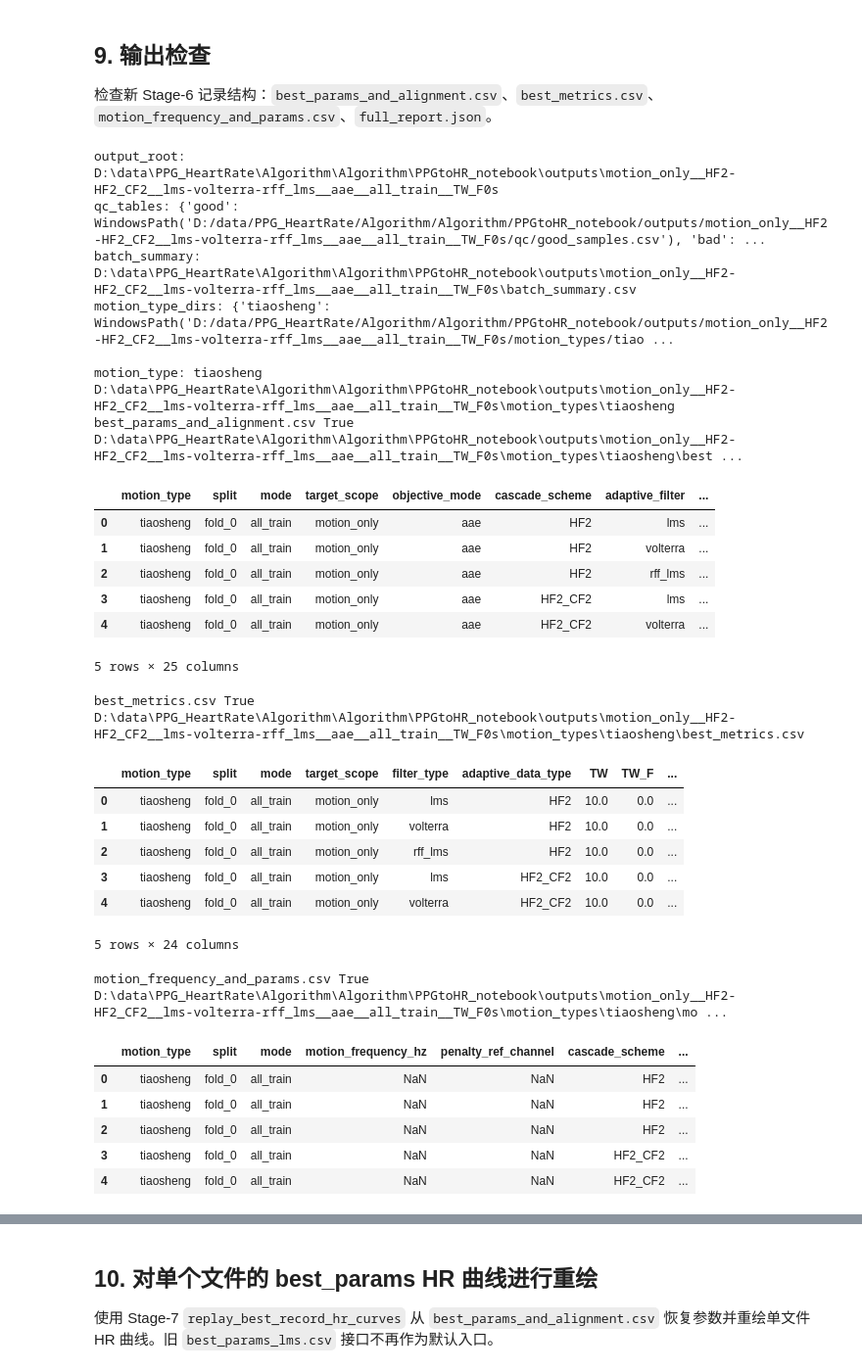
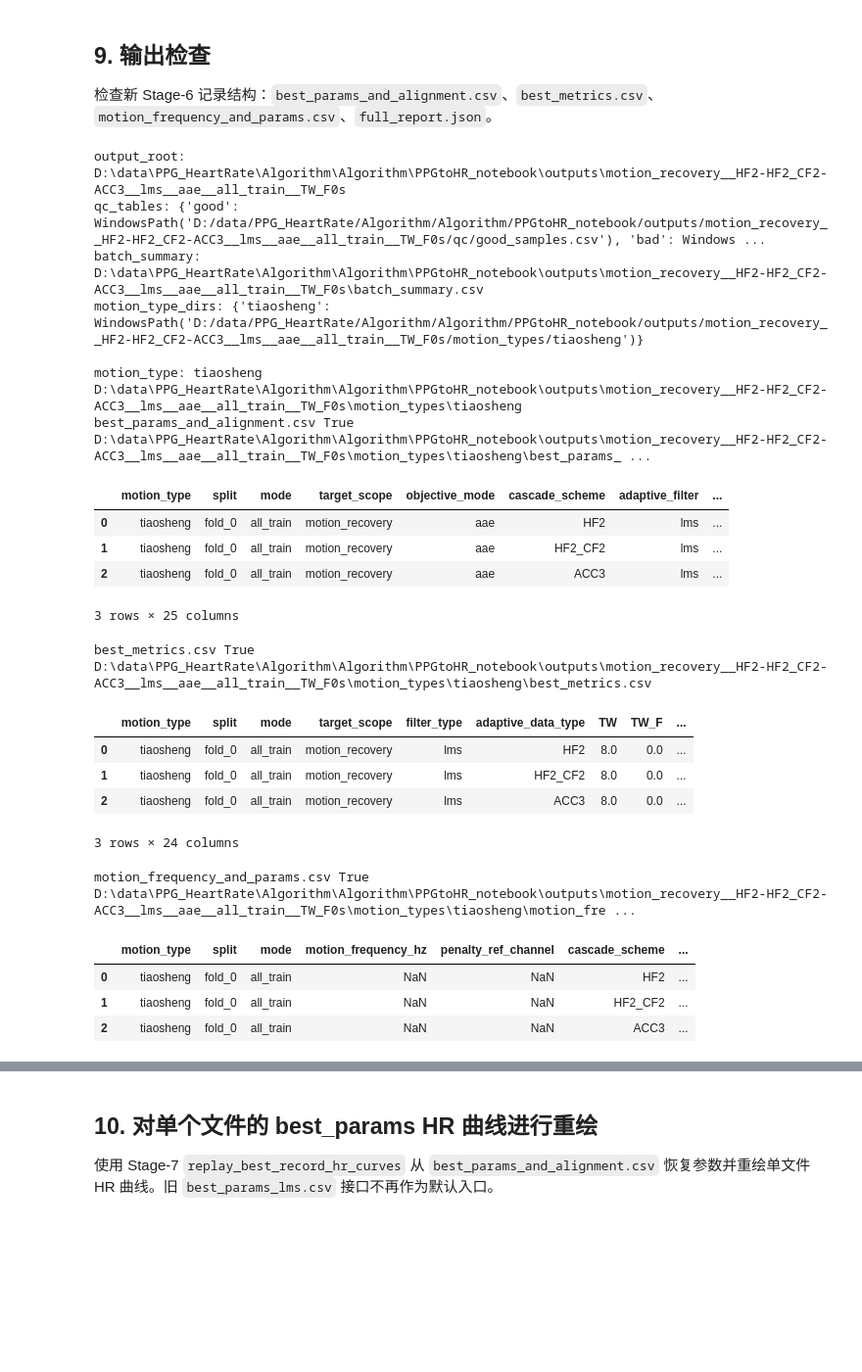
Before and after one commit to Scp-918/python_notebook_base3, a Jupyter notebook: notebooks/run_batch_adaptive_protocol.ipynb, the cells around one changed output, grey strips where cells are left out. Shown at 98% size. Cells and saved outputs as stored; diff of their text form; code cells hidden in the pictures; blank space fills up the shorter version.

```diff
--- a/notebooks/run_batch_adaptive_protocol.ipynb
+++ b/notebooks/run_batch_adaptive_protocol.ipynb
@@ -725,13 +725,14 @@ target_scope_values = [item.value for item in TargetScope]
 # else:
 #     ACTIVE_TARGET_SCOPES = ["motion_post10"]
 #     print("TargetScope 不包含 global，保留 motion_post10 作为 all_train 上限检查。")
-ACTIVE_TARGET_SCOPES = ["motion_only"]
+ACTIVE_TARGET_SCOPES = ["motion_recovery"]
 
-ACTIVE_CASCADE_SCHEMES = ["HF2","HF2_CF2"]
-ACTIVE_ADAPTIVE_FILTERS = ["lms","volterra","rff_lms"]
+ACTIVE_CASCADE_SCHEMES = ["HF2","HF2_CF2","ACC3"]
+ACTIVE_ADAPTIVE_FILTERS = ["lms"]
 CASCADE_TRAIN_BUDGETS = {
-    "HF2": {"n_trials": 1, "n_repeats": 1},
-    "HF2_CF2": {"n_trials": 1, "n_repeats": 1},
+    "HF2": {"n_trials": 75, "n_repeats": 3},
+    "HF2_CF2": {"n_trials": 75, "n_repeats": 3},
+    "ACC3": {"n_trials": 75, "n_repeats": 3},
     }
 OPTIMIZATION_OBJECTIVE = "aae"
 DATA_SPLIT_MODE = "all_train"
@@ -840,15 +837,15 @@ else:
 # %%
 # ===== 小白导读：第 9 块 Stage-6 输出检查 =====
 # 作用：检查每个运动类型目录中是否存在新的 Stage-6 记录文件，并展示关键列和 fusion 分布。
-# 输入：RESULT_TO_CHECK，通常来自 result_all_train 或 result_full_63；也可以手动指定已有结果对象。
+# 输入：RESULT_TO_CHECK，通常来自 result_all_train 或 result_full_84；也可以手动指定已有结果对象。
 # 输出：每个 motion_type 的 best_params_and_alignment.csv、best_metrics.csv、motion_frequency_and_params.csv 和 full_report.json 摘要。
 # 数据流向：第 10/11/12 块会继续读取这些 Stage-6 文件进行 replay、窗口诊断和跨运动汇总。
 # 使用范例：如果第 10 块找不到 best_params_and_alignment.csv，先回到本块看 motion_type_dirs 是否正确。
 # 关键列：TW_F、normalization_mode、best_tdelay_s、time_bias_after_s、n_qc_fallback 等用于确认流程是否和固定参数一致。
 
 RESULT_TO_CHECK = globals().get(
-    "result_full_63",
-    globals().get("result_leave_one_group_out", globals().get("result_all_train", globals().get("result_split", None))),
+    "result_full_84",
+    globals().get("result_full_63", globals().get("result_leave_one_group_out", globals().get("result_all_train", globals().get("result_split", None)))),
 )
 
 STAGE6_FILES = [
@@ -882,56 +879,50 @@ else:
 
     for motion_type, motion_dir in RESULT_TO_CHECK.motion_type_dirs.items():
         print("\nmotion_type:", motion_type, motion_dir)
         observed_columns = set()
         for name in STAGE6_FILES:
             path = motion_dir / name
             print(name, path.exists(), path)
             if not path.exists():
                 continue
             if path.suffix.lower() == ".csv":
                 df = pd.read_csv(path)
                 observed_columns.update(df.columns)
                 display(df.head())
             elif path.name == "full_report.json":
                 report = json.loads(path.read_text(encoding="utf-8"))
                 print("full_report keys:", sorted(report.keys()))
                 distribution = report.get("fusion_source_distribution", {})
                 print("fusion_source_distribution:", distribution)
                 if distribution:
                     display(pd.DataFrame([distribution]))
 
         missing_columns = [column for column in STAGE6_REQUIRED_COLUMNS if column not in observed_columns]
         if missing_columns:
             print("Stage-6 记录缺少列:", missing_columns)
         else:
             print("Stage-6 必需列检查 OK")
 # %% [output]
-output_root: D:\data\PPG_HeartRate\Algorithm\Algorithm\PPGtoHR_notebook\outputs\motion_only__HF2-HF2_CF2__lms-volterra-rff_lms__aae__all_train__TW_F0s
-qc_tables: {'good': WindowsPath('D:/data/PPG_HeartRate/Algorithm/Algorithm/PPGtoHR_notebook/outputs/motion_only__HF2-HF2_CF2__lms-volterra-rff_lms__aae__all_train__TW_F0s/qc/good_samples.csv'), 'bad': ...
-batch_summary: D:\data\PPG_HeartRate\Algorithm\Algorithm\PPGtoHR_notebook\outputs\motion_only__HF2-HF2_CF2__lms-volterra-rff_lms__aae__all_train__TW_F0s\batch_summary.csv
-motion_type_dirs: {'tiaosheng': WindowsPath('D:/data/PPG_HeartRate/Algorithm/Algorithm/PPGtoHR_notebook/outputs/motion_only__HF2-HF2_CF2__lms-volterra-rff_lms__aae__all_train__TW_F0s/motion_types/tiao ...
+output_root: D:\data\PPG_HeartRate\Algorithm\Algorithm\PPGtoHR_notebook\outputs\motion_recovery__HF2-HF2_CF2-ACC3__lms__aae__all_train__TW_F0s
+qc_tables: {'good': WindowsPath('D:/data/PPG_HeartRate/Algorithm/Algorithm/PPGtoHR_notebook/outputs/motion_recovery__HF2-HF2_CF2-ACC3__lms__aae__all_train__TW_F0s/qc/good_samples.csv'), 'bad': Windows ...
+batch_summary: D:\data\PPG_HeartRate\Algorithm\Algorithm\PPGtoHR_notebook\outputs\motion_recovery__HF2-HF2_CF2-ACC3__lms__aae__all_train__TW_F0s\batch_summary.csv
+motion_type_dirs: {'tiaosheng': WindowsPath('D:/data/PPG_HeartRate/Algorithm/Algorithm/PPGtoHR_notebook/outputs/motion_recovery__HF2-HF2_CF2-ACC3__lms__aae__all_train__TW_F0s/motion_types/tiaosheng')}
 
-motion_type: tiaosheng D:\data\PPG_HeartRate\Algorithm\Algorithm\PPGtoHR_notebook\outputs\motion_only__HF2-HF2_CF2__lms-volterra-rff_lms__aae__all_train__TW_F0s\motion_types\tiaosheng
-best_params_and_alignment.csv True D:\data\PPG_HeartRate\Algorithm\Algorithm\PPGtoHR_notebook\outputs\motion_only__HF2-HF2_CF2__lms-volterra-rff_lms__aae__all_train__TW_F0s\motion_types\tiaosheng\best ...
+motion_type: tiaosheng D:\data\PPG_HeartRate\Algorithm\Algorithm\PPGtoHR_notebook\outputs\motion_recovery__HF2-HF2_CF2-ACC3__lms__aae__all_train__TW_F0s\motion_types\tiaosheng
+best_params_and_alignment.csv True D:\data\PPG_HeartRate\Algorithm\Algorithm\PPGtoHR_notebook\outputs\motion_recovery__HF2-HF2_CF2-ACC3__lms__aae__all_train__TW_F0s\motion_types\tiaosheng\best_params_ ...
 |  | motion_type | split | mode | target_scope | objective_mode | cascade_scheme | adaptive_filter | ... |
-| 0 | tiaosheng | fold_0 | all_train | motion_only | aae | HF2 | lms | ... |
-| 1 | tiaosheng | fold_0 | all_train | motion_only | aae | HF2 | volterra | ... |
-| 2 | tiaosheng | fold_0 | all_train | motion_only | aae | HF2 | rff_lms | ... |
-| 3 | tiaosheng | fold_0 | all_train | motion_only | aae | HF2_CF2 | lms | ... |
-| 4 | tiaosheng | fold_0 | all_train | motion_only | aae | HF2_CF2 | volterra | ... |
+| 0 | tiaosheng | fold_0 | all_train | motion_recovery | aae | HF2 | lms | ... |
+| 1 | tiaosheng | fold_0 | all_train | motion_recovery | aae | HF2_CF2 | lms | ... |
+| 2 | tiaosheng | fold_0 | all_train | motion_recovery | aae | ACC3 | lms | ... |
-5 rows × 25 columns
+3 rows × 25 columns
-best_metrics.csv True D:\data\PPG_HeartRate\Algorithm\Algorithm\PPGtoHR_notebook\outputs\motion_only__HF2-HF2_CF2__lms-volterra-rff_lms__aae__all_train__TW_F0s\motion_types\tiaosheng\best_metrics.csv
+best_metrics.csv True D:\data\PPG_HeartRate\Algorithm\Algorithm\PPGtoHR_notebook\outputs\motion_recovery__HF2-HF2_CF2-ACC3__lms__aae__all_train__TW_F0s\motion_types\tiaosheng\best_metrics.csv
 |  | motion_type | split | mode | target_scope | filter_type | adaptive_data_type | TW | TW_F | ... |
-| 0 | tiaosheng | fold_0 | all_train | motion_only | lms | HF2 | 10.0 | 0.0 | ... |
-| 1 | tiaosheng | fold_0 | all_train | motion_only | volterra | HF2 | 10.0 | 0.0 | ... |
-| 2 | tiaosheng | fold_0 | all_train | motion_only | rff_lms | HF2 | 10.0 | 0.0 | ... |
-| 3 | tiaosheng | fold_0 | all_train | motion_only | lms | HF2_CF2 | 10.0 | 0.0 | ... |
-| 4 | tiaosheng | fold_0 | all_train | motion_only | volterra | HF2_CF2 | 10.0 | 0.0 | ... |
+| 0 | tiaosheng | fold_0 | all_train | motion_recovery | lms | HF2 | 8.0 | 0.0 | ... |
+| 1 | tiaosheng | fold_0 | all_train | motion_recovery | lms | HF2_CF2 | 8.0 | 0.0 | ... |
+| 2 | tiaosheng | fold_0 | all_train | motion_recovery | lms | ACC3 | 8.0 | 0.0 | ... |
-5 rows × 24 columns
+3 rows × 24 columns
-motion_frequency_and_params.csv True D:\data\PPG_HeartRate\Algorithm\Algorithm\PPGtoHR_notebook\outputs\motion_only__HF2-HF2_CF2__lms-volterra-rff_lms__aae__all_train__TW_F0s\motion_types\tiaosheng\mo ...
+motion_frequency_and_params.csv True D:\data\PPG_HeartRate\Algorithm\Algorithm\PPGtoHR_notebook\outputs\motion_recovery__HF2-HF2_CF2-ACC3__lms__aae__all_train__TW_F0s\motion_types\tiaosheng\motion_fre ...
 |  | motion_type | split | mode | motion_frequency_hz | penalty_ref_channel | cascade_scheme | ... |
 | 0 | tiaosheng | fold_0 | all_train | NaN | NaN | HF2 | ... |
-| 1 | tiaosheng | fold_0 | all_train | NaN | NaN | HF2 | ... |
-| 2 | tiaosheng | fold_0 | all_train | NaN | NaN | HF2 | ... |
-| 3 | tiaosheng | fold_0 | all_train | NaN | NaN | HF2_CF2 | ... |
-| 4 | tiaosheng | fold_0 | all_train | NaN | NaN | HF2_CF2 | ... |
+| 1 | tiaosheng | fold_0 | all_train | NaN | NaN | HF2_CF2 | ... |
+| 2 | tiaosheng | fold_0 | all_train | NaN | NaN | ACC3 | ... |
```
Also changed, not shown: parts of 6 cells of this notebook, 14 other files.
